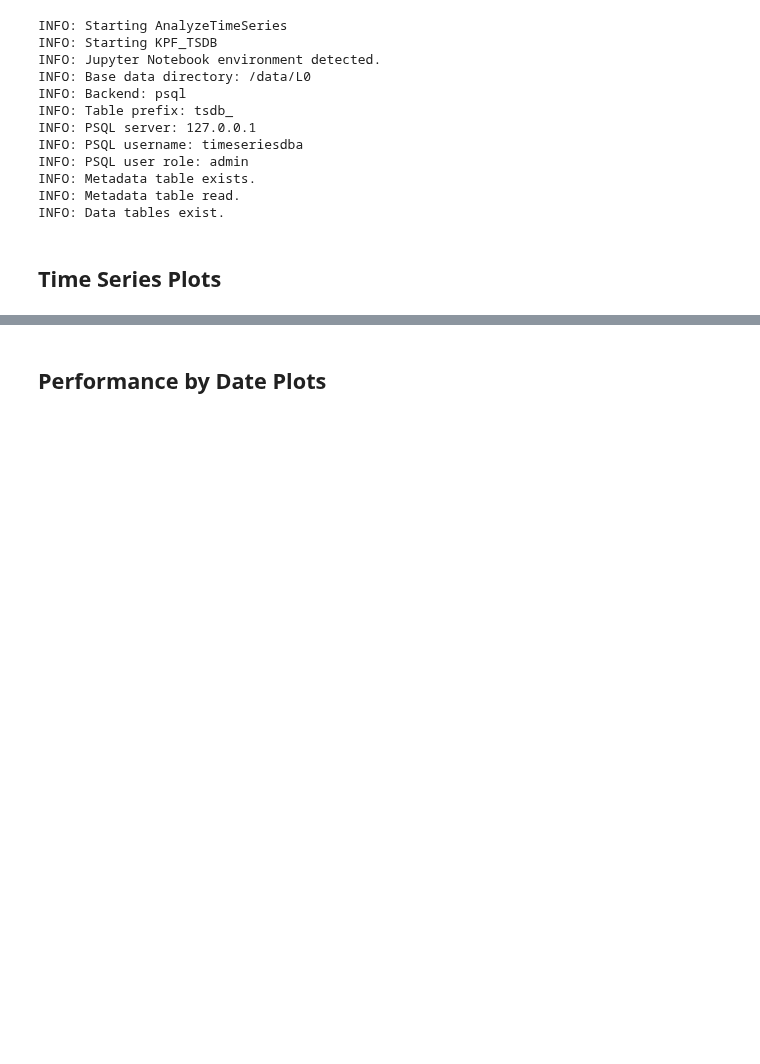
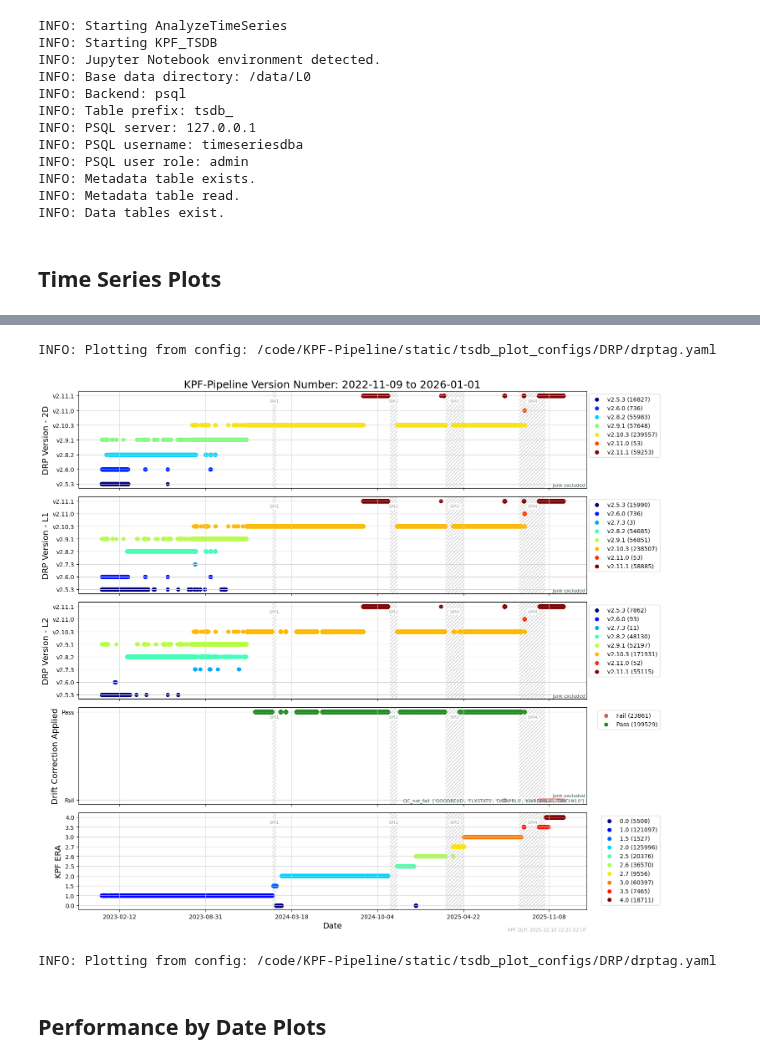
Before and after one commit to Keck-DataReductionPipelines/KPF-Pipeline, a Jupyter notebook: docs/source/tutorials/Plots_for_Operational_Review.ipynb, the cells around one changed output, grey strips where cells are left out. Cells and saved outputs as stored; diff of their text form; code cells hidden in the pictures; blank space fills up the shorter version.

```diff
--- a/docs/source/tutorials/Plots_for_Operational_Review.ipynb
+++ b/docs/source/tutorials/Plots_for_Operational_Review.ipynb
@@ -61,3 +50,14 @@ INFO: Plotting from config: /code/KPF-Pipeline/static/tsdb_plot_configs/DRP/drpt
+# %%
+start_date = datetime(2022, 11, 9)
+end_date = datetime(2026, 1, 1)
+
+fig_path = f'{plot_dir}/drp_tag_time_series.png'
+myTS.plot_time_series_multipanel('drptag', start_date=start_date, end_date=end_date, show_plot=True, clean=True)
+myTS.plot_time_series_multipanel('drptag', start_date=start_date, end_date=end_date, fig_path=fig_path, clean=True)
+# %% [output]
+INFO: Plotting from config: /code/KPF-Pipeline/static/tsdb_plot_configs/DRP/drptag.yaml
+[figure, added]
+INFO: Plotting from config: /code/KPF-Pipeline/static/tsdb_plot_configs/DRP/drptag.yaml
 # %% [markdown]
 ## Performance by Date Plots
 # %% [markdown]
```
Also changed, not shown: parts of 4 cells of this notebook, 2 other files.
